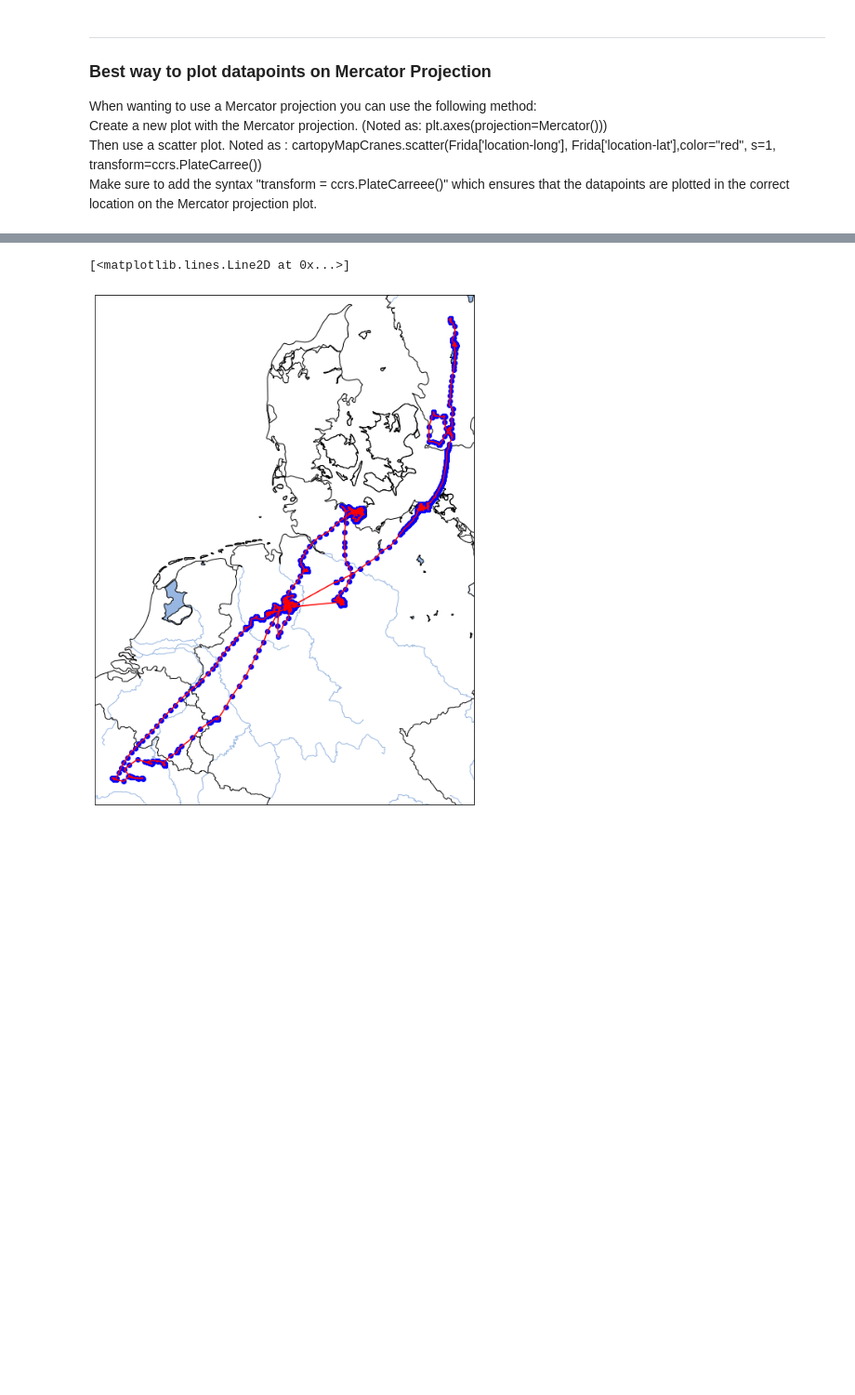
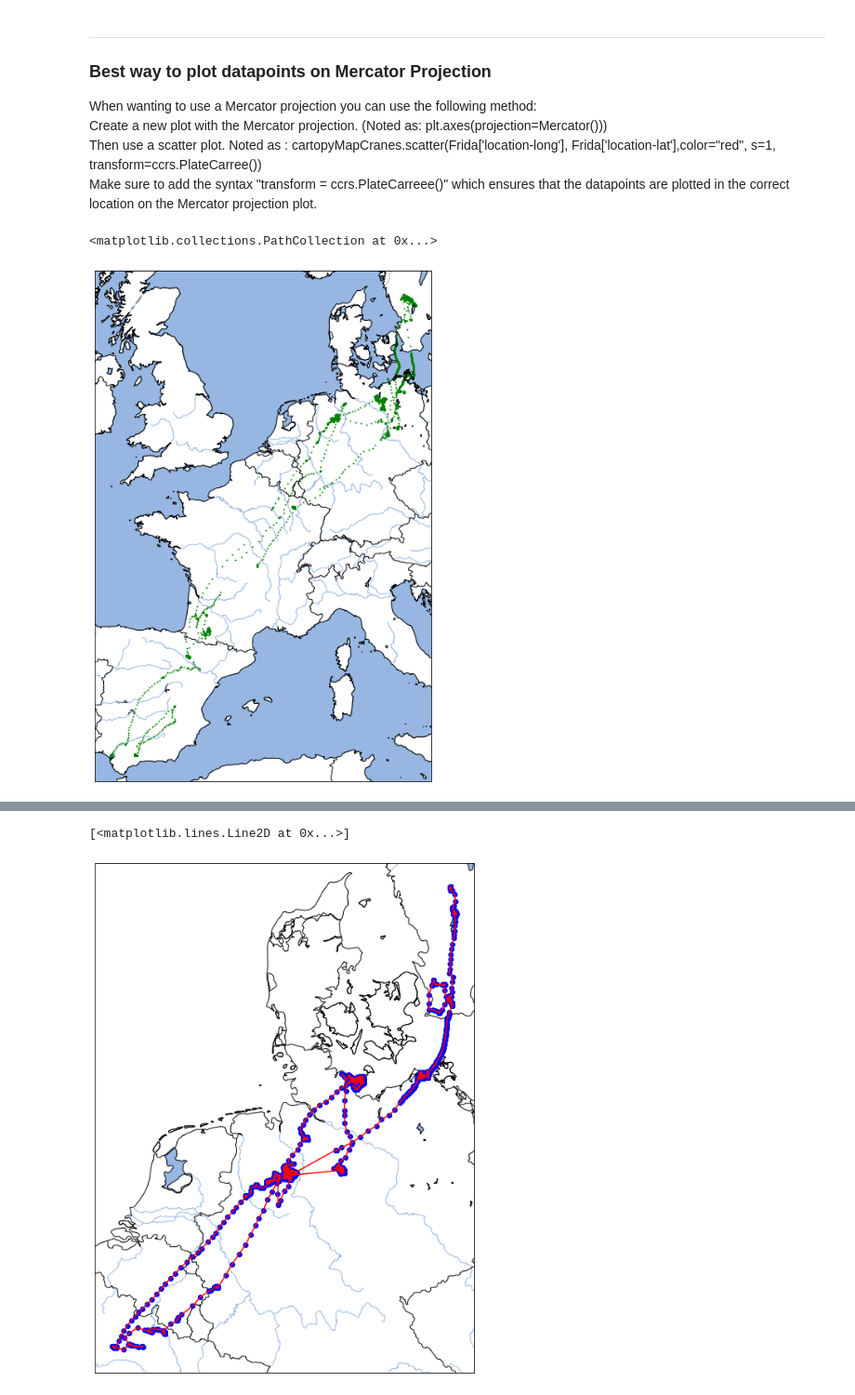
Before and after one commit to The-GeoStack-Project/GeoStack-Workshop, a Jupyter notebook: Geostack-Workshop-Content/Part-1-Data-processing/Notebooks/Solution/Solution-Data-processing.ipynb, the cells around one changed output, grey strips where cells are left out. Shown at 93% size. Cells and saved outputs as stored; diff of their text form; code cells hidden in the pictures; blank space fills up the shorter version.

```diff
--- a/Geostack-Workshop-Content/Part-1-Data-processing/Notebooks/Solution/Solution-Data-processing.ipynb
+++ b/Geostack-Workshop-Content/Part-1-Data-processing/Notebooks/Solution/Solution-Data-processing.ipynb
@@ -343,6 +344,26 @@ When wanting to use a Mercator projection you can use the following method:<br>
 Create a new plot with the Mercator projection. (Noted as: plt.axes(projection=Mercator()))<br>
 Then use a scatter plot. Noted as : cartopyMapCranes.scatter(Frida['location-long'], Frida['location-lat'],color="red", s=1, transform=ccrs.PlateCarree())<br>
 Make sure to add the syntax "transform = ccrs.PlateCarreee()" which ensures that the datapoints are plotted in the correct location on the Mercator projection plot.
+# %%
+plt.figure(figsize = (20, 12))
+
+# Use Mercator projection
+cartopyMapCranes = plt.axes(projection=ccrs.Mercator())
+
+# Add default features to Cartopy Map
+cartopyMapCranes.coastlines(resolution='10m')
+cartopyMapCranes.add_feature(cartopy.feature.LAND.with_scale('10m'), edgecolor='black', facecolor = "white")
+cartopyMapCranes.add_feature(cfeature.LAKES.with_scale('10m'), edgecolor = 'black')
+cartopyMapCranes.add_feature(cfeature.OCEAN)
+cartopyMapCranes.add_feature(cfeature.RIVERS.with_scale('10m'))
+cartopyMapCranes.add_feature(cfeature.BORDERS.with_scale('10m'))
+
+
+# Plot the datapoints using a scatter plot and transforming the projection of the datapoints to PlatteCarree
+cartopyMapCranes.scatter(Cajsa['location-long'], Cajsa['location-lat'],color="green",s=1, transform=ccrs.PlateCarree())
+# %% [output]
+<matplotlib.collections.PathCollection at 0x...>
+[figure, added]
 # %%
 plt.figure(figsize = (20, 12))
 
```
Also changed, not shown: parts of 4 cells of this notebook.
